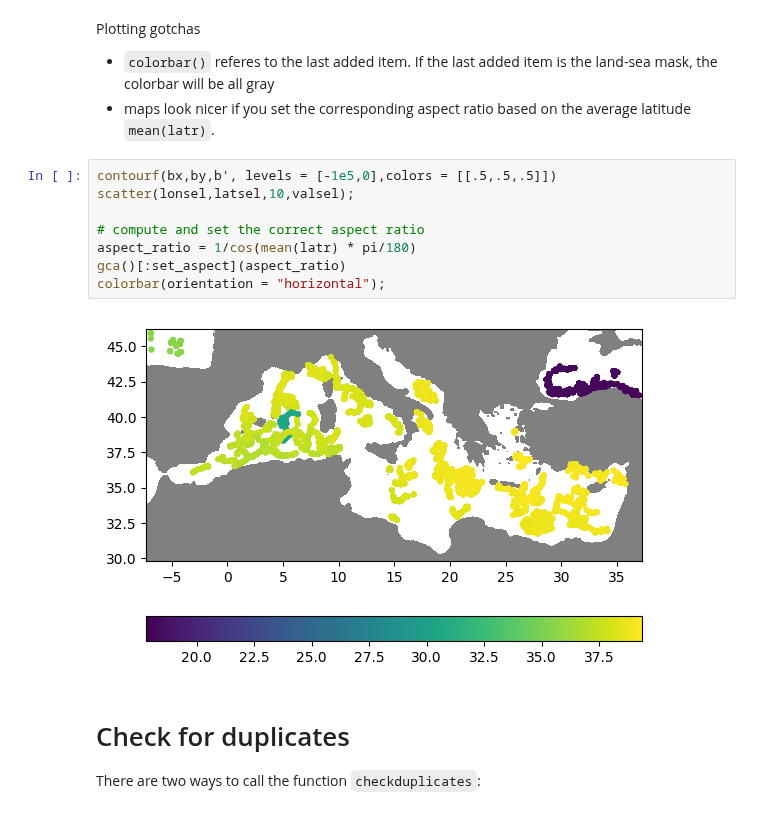
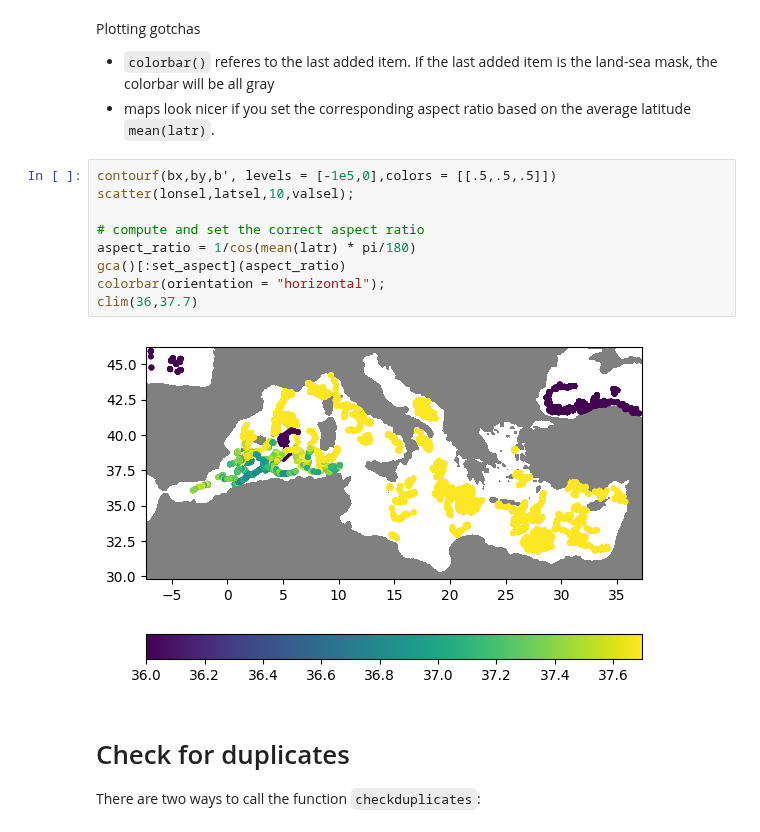
Before and after one commit to gher-uliege/Diva-Workshops, a Jupyter notebook: notebooks/08-data-downloading.ipynb, the cells around one changed output. Cells and saved outputs as stored; diff of their text form.

```diff
--- a/notebooks/08-data-downloading.ipynb
+++ b/notebooks/08-data-downloading.ipynb
@@ -190,13 +317,14 @@ Plotting gotchas
 # %%
 contourf(bx,by,b', levels = [-1e5,0],colors = [[.5,.5,.5]])
 scatter(lonsel,latsel,10,valsel);
 
 # compute and set the correct aspect ratio
 aspect_ratio = 1/cos(mean(latr) * pi/180)
 gca()[:set_aspect](aspect_ratio)
 colorbar(orientation = "horizontal");
+clim(36,37.7)
 # %% [output]
-[figure, old version]
+[figure, new version]
 # %% [markdown]
 # Check for duplicates
 
```
Also changed, not shown: parts of 16 cells of this notebook.
